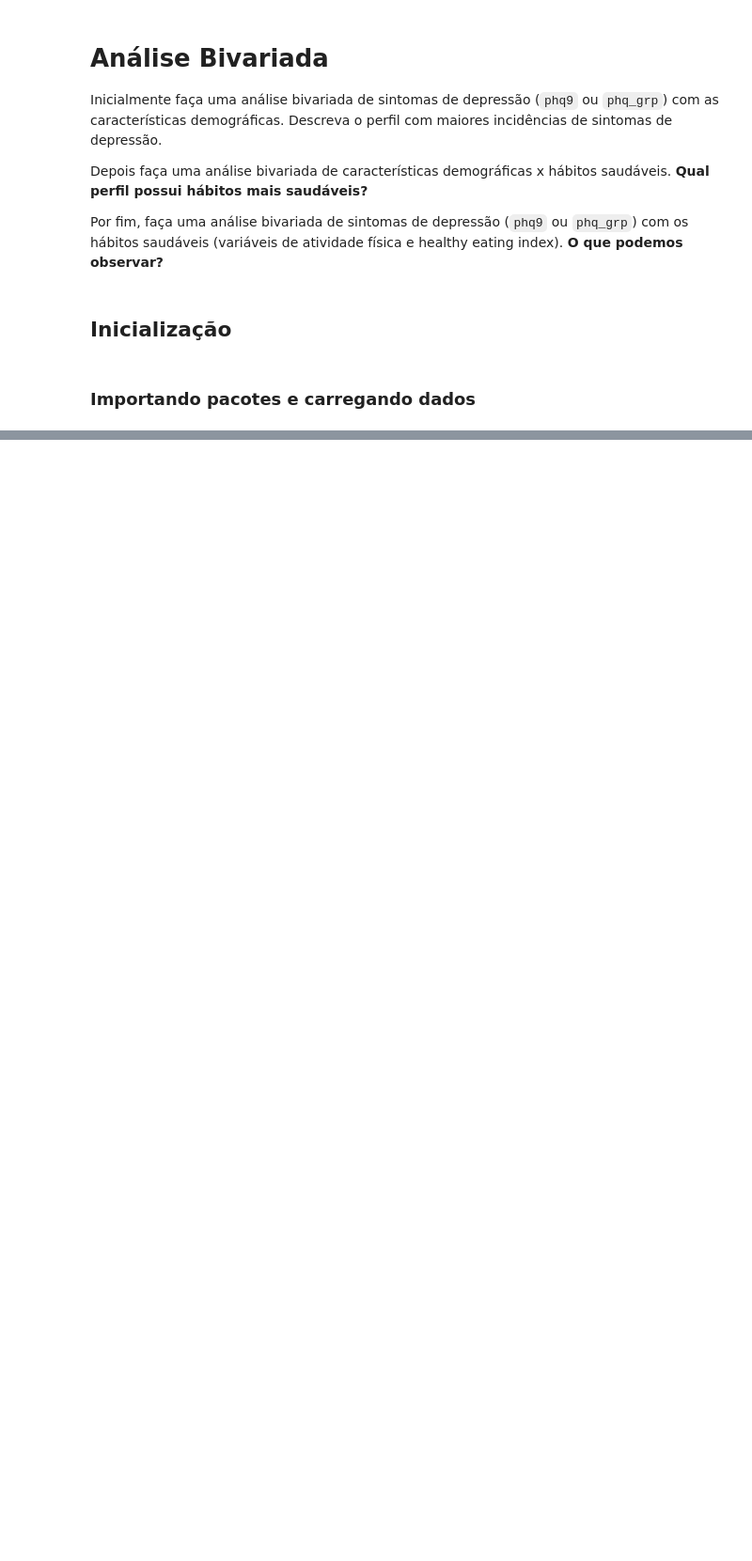
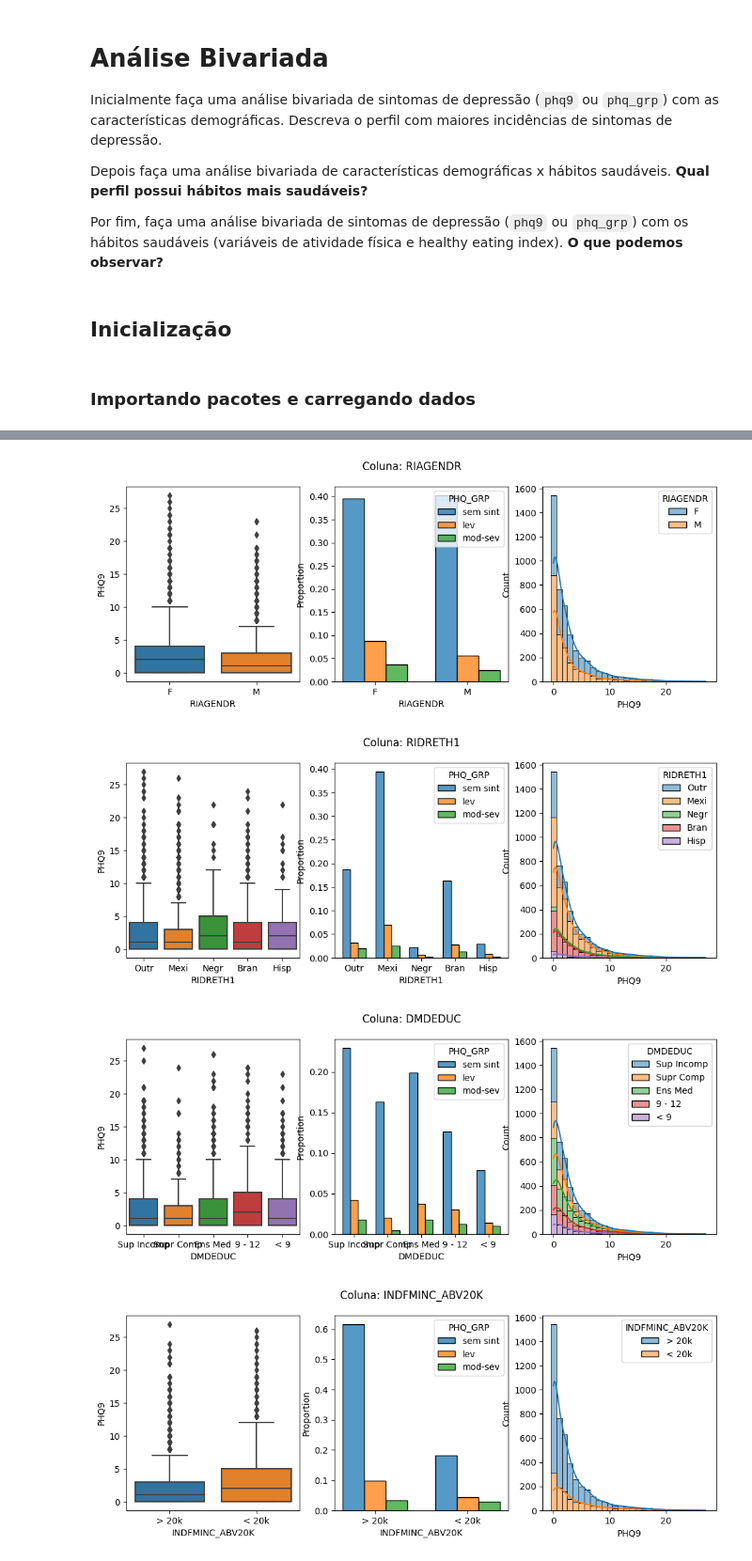
Before and after one commit to thiago-paim/tera-desafio-inferencia, a Jupyter notebook: notebooks/step_3_bivariate_analysis.ipynb, the cells around one changed output, grey strips where cells are left out. Shown at 94% size. Drawn from its saved outputs; the diff is of its cells as text; code cells hidden in the pictures; blank space fills up the shorter version.

```diff
--- a/notebooks/step_3_bivariate_analysis.ipynb
+++ b/notebooks/step_3_bivariate_analysis.ipynb
@@ -82,0 +103,37 @@ sns.heatmap(
+# %%
+def quali_comparison(df, col, quali_ref=None, quanti_ref=None):
+    fig, ax = plt.subplots(1, 3, figsize=(16, 4), squeeze=False)
+    plt.suptitle('Coluna Qualitativa: ' + col)
+
+    if quanti_ref:
+        sns.boxplot(
+            data=df,
+            x=col,
+            y=quanti_ref,
+            ax=ax[0][0],
+        )
+
+    if quali_ref:
+        sns.histplot(
+            data=df,
+            x=col,
+            hue=quali_ref,
+            stat='proportion',
+            multiple='dodge',
+            shrink=0.7,
+            ax=ax[0][1],
+        )
+
+    if quanti_ref:
+        sns.histplot(
+            data=df,
+            x=quanti_ref,
+            hue=col,
+            # stat='proportion',
+            multiple='stack',
+            kde=True,
+            discrete=True,
+            ax=ax[0][2],
+        )
+
+# quali_comparison(df, 'RIAGENDR', 'PHQ_GRP', 'PHQ9')
@@ -105,0 +225,8 @@ sns.scatterplot(
+# %%
+for col in quali_cols:
+    quali_comparison(df, col, quali_ref, quanti_ref)
+# %% [output]
+[figure, added]
+[figure, added]
+[figure, added]
+[figure, added]
```
Also changed, not shown: parts of 24 cells of this notebook.
